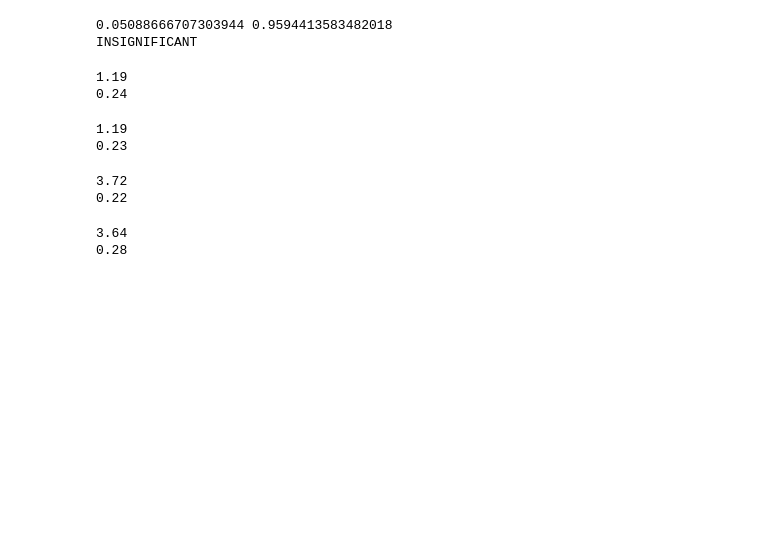
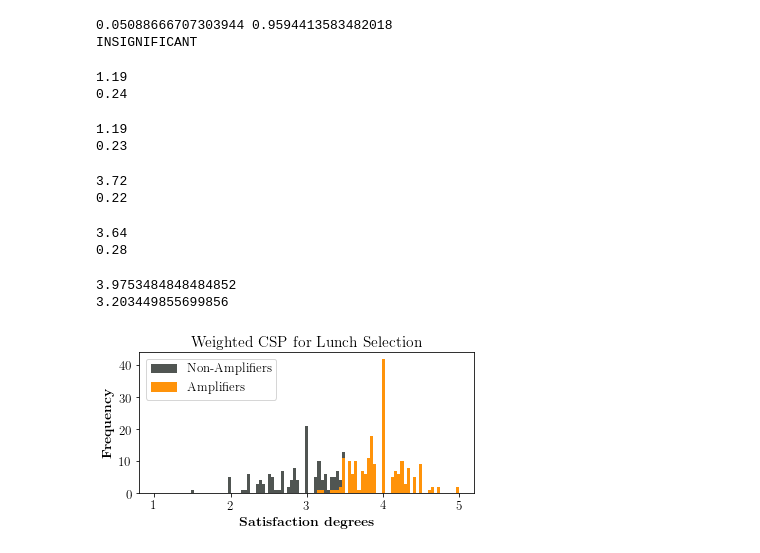
Before and after one commit to isse-augsburg/minibrass, a Jupyter notebook: evaluation/minibrass-voting-experiment/evaluation/archive/lunch-200-0,5/Untitled.ipynb, the cells around one changed output. Drawn from its saved outputs; the diff is of its cells as text; code cells hidden in the pictures; blank space fills up the shorter version.

```diff
--- a/evaluation/minibrass-voting-experiment/evaluation/archive/lunch-200-0,5/Untitled.ipynb
+++ b/evaluation/minibrass-voting-experiment/evaluation/archive/lunch-200-0,5/Untitled.ipynb
@@ -263,3 +263,41 @@ print(np.round(all_condorcet_means.std(), 2))
 # %% [output]
 3.64
 0.28
+# %%
+# Compare weighted non-amplifiers and amplifiers
+print(all_weights_amp_means.mean())
+print(all_weights_namp_means.mean())
+# %% [output]
+3.9753484848484852
+3.203449855699856
+# %%
+import matplotlib.pyplot as plt
+plt.rc('text', usetex=True)
+plt.rcParams['font.family'] = 'serif'
+plt.rcParams['font.serif'] = 'CMR10'
+plt.rcParams['font.monospace'] = 'Ubuntu Mono'
+plt.rcParams['font.size'] = 13
+plt.rcParams['axes.labelsize'] = 14
+plt.rcParams['axes.labelweight'] = 'bold'
+plt.rcParams['xtick.labelsize'] = 13
+plt.rcParams['ytick.labelsize'] = 13
+plt.rcParams['legend.fontsize'] = 13
+plt.rcParams['figure.titlesize'] = 12
+isseorange = (1.0, 0.57647, 0.039216)
+#\definecolor{issegrey}{RGB}{80,85,82}
+issegrey = (80.0 / 255, 85.0 / 255, 82.0 / 255)
+# %%
+fig, ax = plt.subplots()
+plt.hist(all_weights_namp_means, color=issegrey, bins=np.linspace(1,5, 100), label="Non-Amplifiers")
+plt.hist(all_weights_amp_means, color=isseorange, bins=np.linspace(1,5, 100), label="Amplifiers")
+ax.set_xlabel(r'\textbf{Satisfaction degrees}')
+ax.set_ylabel(r'\textbf{Frequency}')
+ax.set_title('Weighted CSP for Lunch Selection')
+plt.legend()
+
+fig.set_size_inches(fig_width, fig_height*0.7)
+#fig.tight_layout()
+plt.savefig("lunch-selection-weights.pdf",  bbox_inches='tight')
+plt.show()
+# %% [output]
+[figure, added]
```
Also changed, not shown: parts of 5 cells of this notebook, 4 other files.
